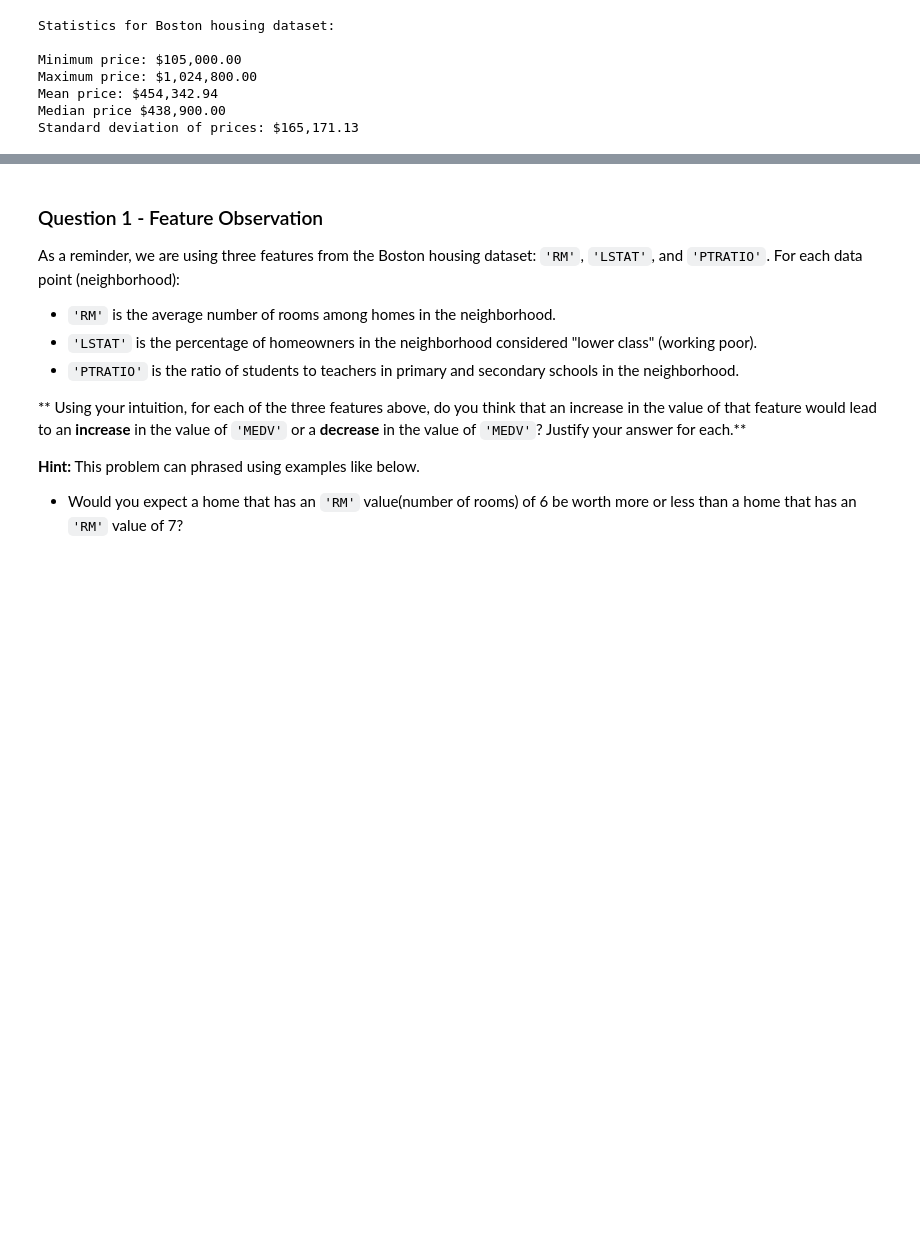
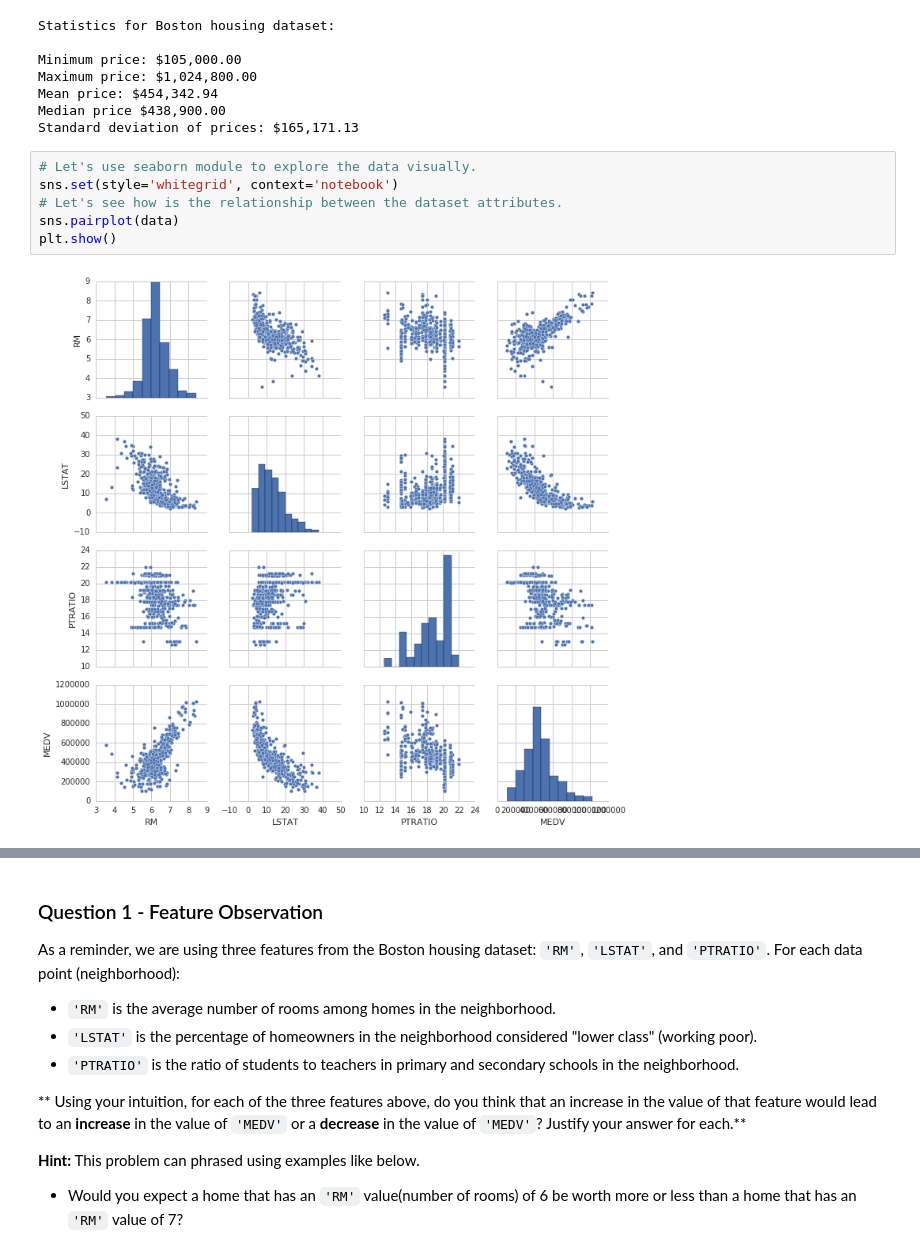
Before and after one commit to AbdoShalaby/ML-degree-projects, a Jupyter notebook: boston-housing/boston_housing.ipynb, the cells around one changed output, grey strips where cells are left out. Saved outputs shown, nothing was run; the diff lists cells and outputs as text; blank space fills up the shorter version.

```diff
--- a/boston-housing/boston_housing.ipynb
+++ b/boston-housing/boston_housing.ipynb
@@ -102,3 +104,11 @@ Maximum price: $1,024,800.00
 Mean price: $454,342.94
 Median price $438,900.00
 Standard deviation of prices: $165,171.13
+# %%
+# Let's use seaborn module to explore the data visually.
+sns.set(style='whitegrid', context='notebook')
+# Let's see how is the relationship between the dataset attributes.
+sns.pairplot(data)
+plt.show()
+# %% [output]
+[figure, added]
```
Also changed, not shown: parts of 18 cells of this notebook, 2 other files.
